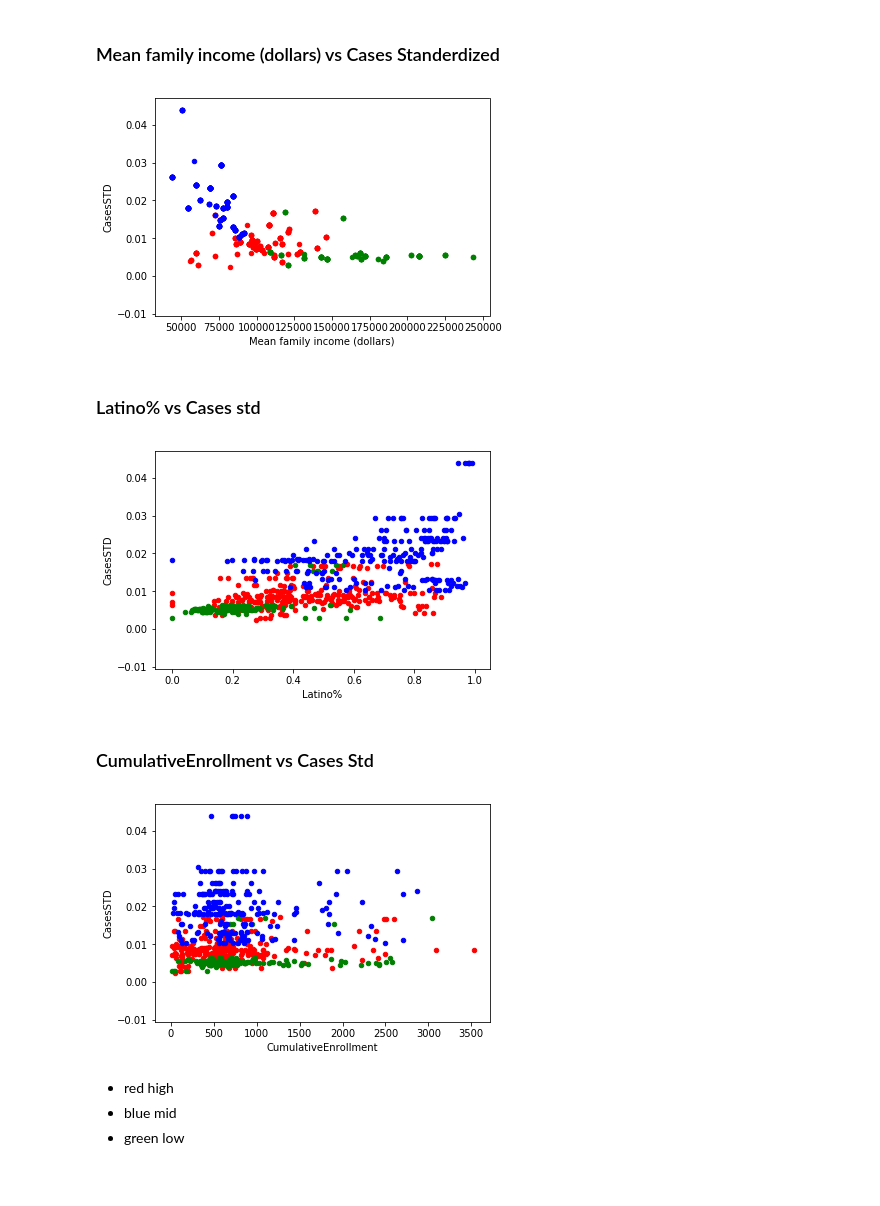
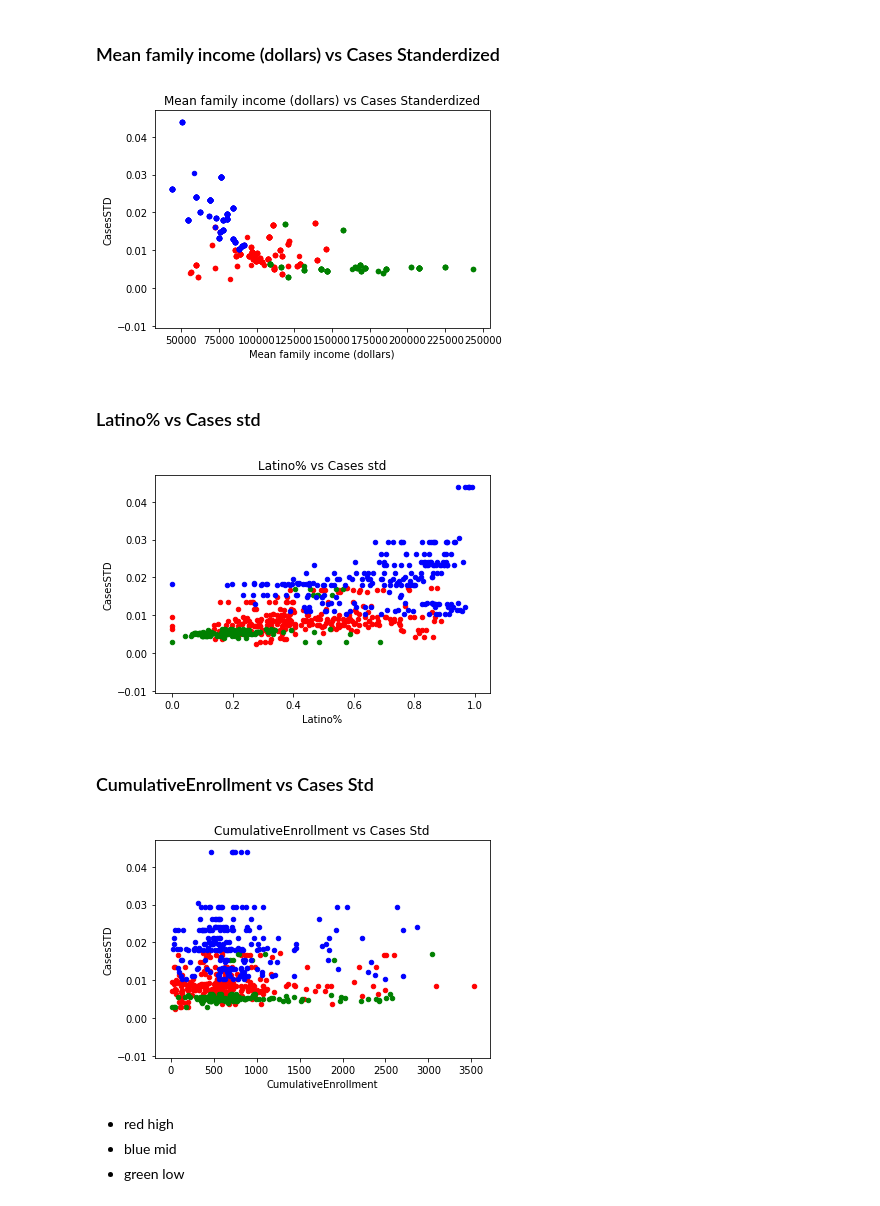
Before and after one commit to renaldyh27/COVID-Cool-for-School, a Jupyter notebook: Everything Cleaned.ipynb, the cells around one changed output. Saved outputs shown, nothing was run; the diff lists cells and outputs as text; code cells hidden in the pictures.

```diff
--- a/Everything Cleaned.ipynb
+++ b/Everything Cleaned.ipynb
@@ -591,25 +591,25 @@ ax3 = two.plot(kind='scatter', x='Children of the household 6-17', y='CasesSTD',
 # %%
 ax1 = zero.plot(kind='scatter', x='Mean family income (dollars)', y='CasesSTD', color='r')    #Zero schools r red
 ax2 = one.plot(kind='scatter', x='Mean family income (dollars)', y='CasesSTD', color='g', ax=ax1)    #one schools r green
-ax3 = two.plot(kind='scatter', x='Mean family income (dollars)', y='CasesSTD', color='b', ax=ax1)    #two schools r blue
+ax3 = two.plot(kind='scatter', x='Mean family income (dollars)', y='CasesSTD', color='b', ax=ax1,title = 'Mean family income (dollars) vs Cases Standerdized')    #two schools r blue
 # %% [output]
-[figure, old version]
+[figure, new version]
 # %% [markdown]
 ### Latino% vs Cases std
 # %%
 ax1 = zero.plot(kind='scatter', x='Latino%', y='CasesSTD', color='r')    #Zero schools r red
 ax2 = one.plot(kind='scatter', x='Latino%', y='CasesSTD', color='g', ax=ax1)    #one schools r green
-ax3 = two.plot(kind='scatter', x='Latino%', y='CasesSTD', color='b', ax=ax1)    #two schools r blue
+ax3 = two.plot(kind='scatter', x='Latino%', y='CasesSTD', color='b', ax=ax1,title = 'Latino% vs Cases std')    #two schools r blue
 # %% [output]
-[figure, old version]
+[figure, new version]
 # %% [markdown]
 ### CumulativeEnrollment vs Cases Std
 # %%
 ax1 = zero.plot(kind='scatter', x='CumulativeEnrollment', y='CasesSTD', color='r')    #Zero schools r red
 ax2 = one.plot(kind='scatter', x='CumulativeEnrollment', y='CasesSTD', color='g', ax=ax1)    #one schools r green
-ax3 = two.plot(kind='scatter', x='CumulativeEnrollment', y='CasesSTD', color='b', ax=ax1)    #two schools r blue
+ax3 = two.plot(kind='scatter', x='CumulativeEnrollment', y='CasesSTD', color='b', ax=ax1,title = 'CumulativeEnrollment vs Cases Std')    #two schools r blue
 # %% [output]
-[figure, old version]
+[figure, new version]
 # %% [markdown]
 * red high
 * blue mid
```
Also changed, not shown: parts of 5 cells of this notebook.
